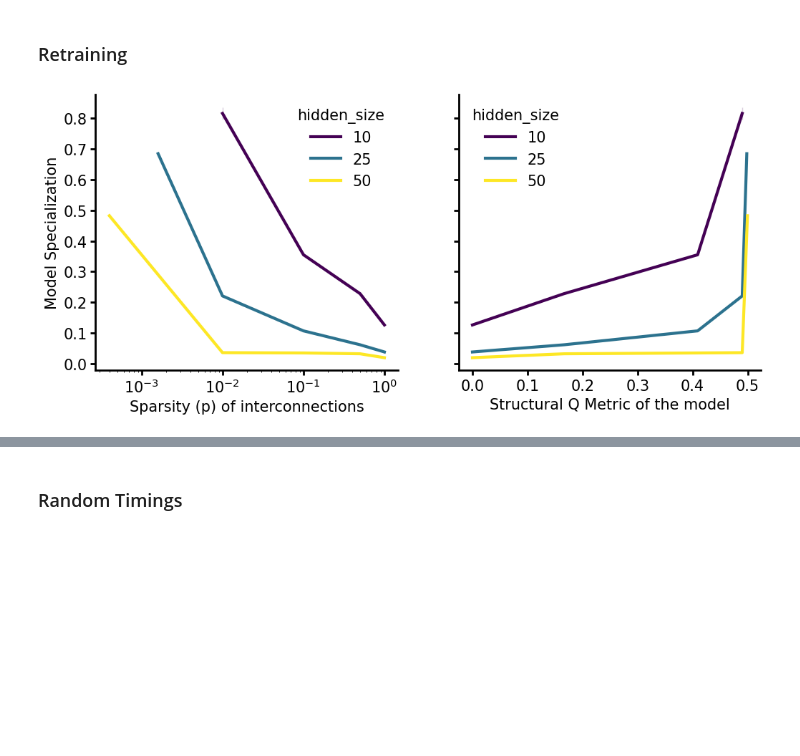
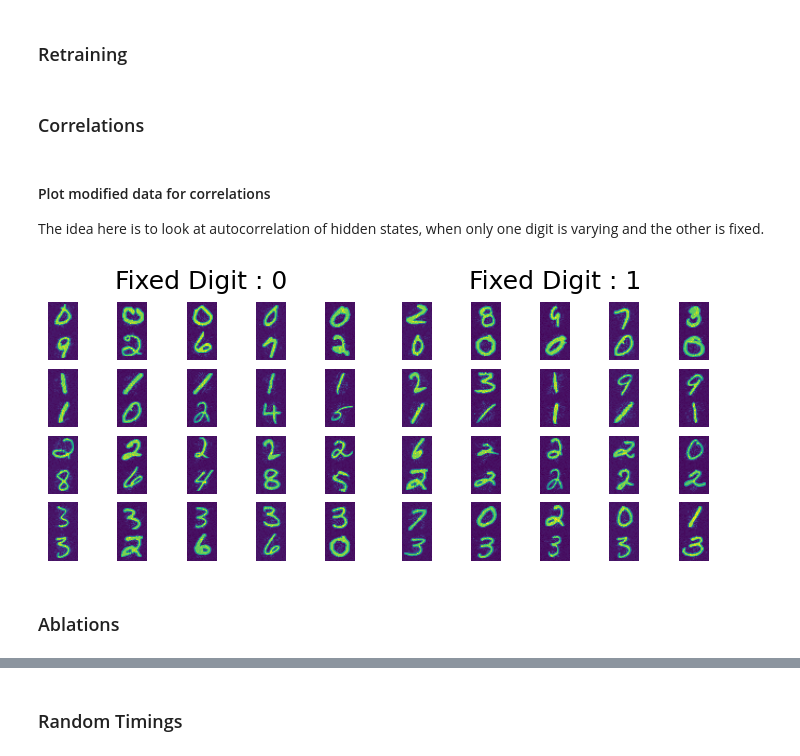
Before and after one commit to GabrielBena/specialization-dynamics, a Jupyter notebook: examples/modular_networks.ipynb, the cells around one changed output, grey strips where cells are left out. Saved outputs shown, nothing was run; the diff lists cells and outputs as text; code cells hidden in the pictures; blank space fills up the shorter version.

```diff
--- a/examples/modular_networks.ipynb
+++ b/examples/modular_networks.ipynb
@@ -166,7 +163,5 @@ from dynspec.plotting import plot_retraining_results
 # %%
 if (not experiment.loaded) or (experiment.retrained_models is None):
     experiment.compute_retraining(loaders, save=True)
-# %%
-plot_retraining_results(experiment)
-# %% [output]
-[figure, removed]
+# %% [markdown]
+### Correlations
@@ -172,0 +170,17 @@ plot_retraining_results(experiment)
+# %% [markdown]
+#### Plot modified data for correlations
+The idea here is to look at autocorrelation of hidden states, when only one digit is varying and the other is fixed.
+# %%
+data, target = next(iter(loaders[0]))
+data = process_data(data, data_config)[0]
+fig = plt.figure(figsize=(7, 3), constrained_layout=True)
+subfigs = fig.subfigures(1, 2)
+for fixed, subfig in enumerate(subfigs):
+    f_datas = fixed_information_data(data, target, fixed=fixed)
+    axs = subfig.subplots(len(f_datas[:4]), nb_steps)
+    subfig.suptitle(f"Fixed Digit : {fixed}")
+    for axs_t, f_d in zip(axs, f_datas):
+        [ax.imshow(d[i].reshape(2*28, 28)) for i, (ax, d) in enumerate(zip(axs_t, f_d))]
+        [ax.axis("off") for ax in axs_t]
+# %% [output]
+[figure, added]
@@ -172,0 +190,2 @@ plot_retraining_results(experiment)
+# %% [markdown]
+### Ablations
```
Also changed, not shown: parts of 16 cells of this notebook, 6 other files.
